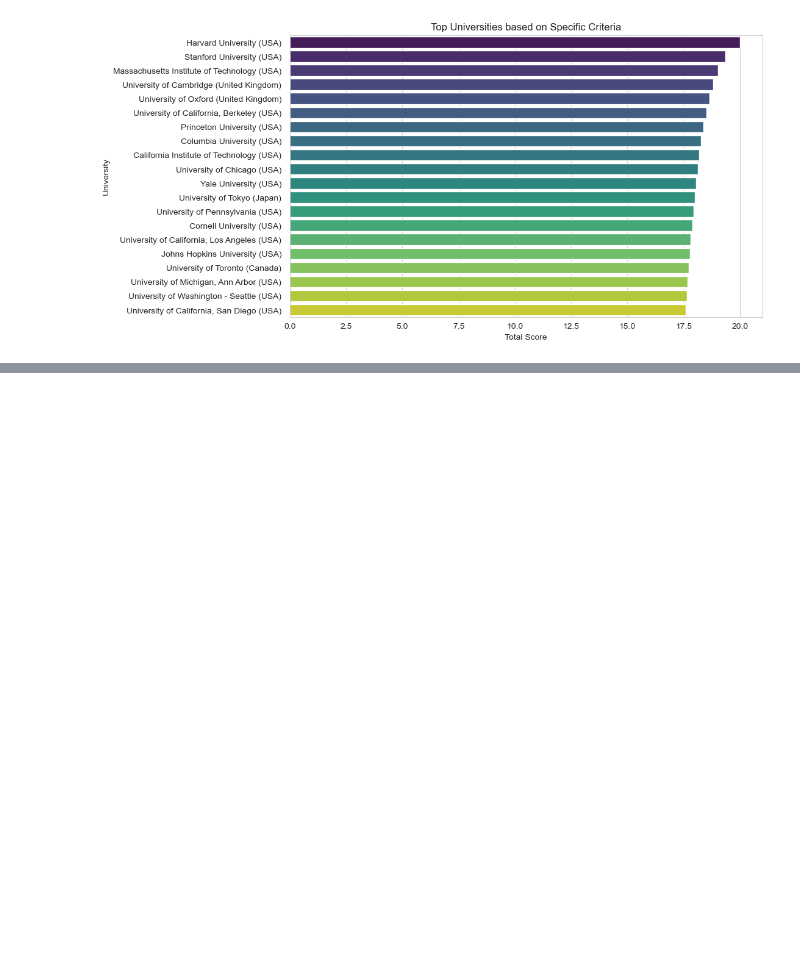
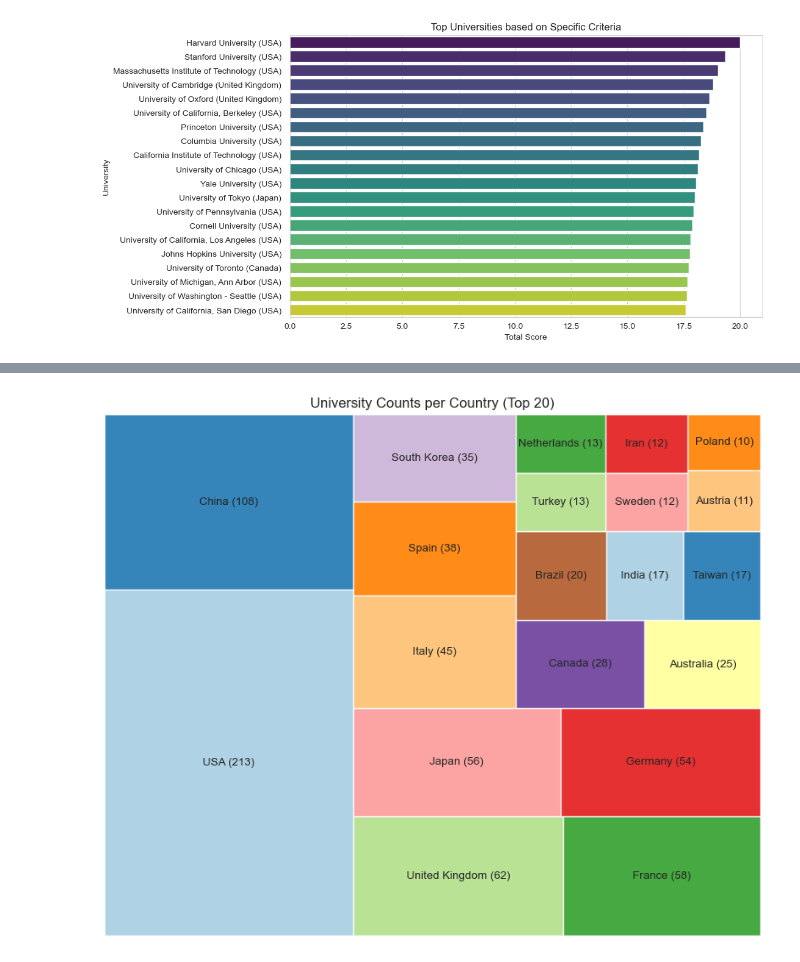
Before and after one commit to sahand-salmani/university-rankings-analysis, a Jupyter notebook: university_ranking.ipynb, the cells around one changed output, grey strips where cells are left out. Cells and saved outputs as stored; diff of their text form; code cells hidden in the pictures; blank space fills up the shorter version.

```diff
--- a/university_ranking.ipynb
+++ b/university_ranking.ipynb
@@ -206,0 +278,12 @@ plt.show()
+# %%
+university_count_per_country = df['Location'].value_counts()[0:20]
+labels = [f"{country} ({count})" for country, count in zip(university_count_per_country.index, university_count_per_country.values)]
+plt.figure(figsize=(10, 8))
+sns.set_context("notebook", font_scale=0.8)
+squarify.plot(sizes=university_count_per_country.values, label=labels, alpha=0.9, color=sns.color_palette("Paired"))
+plt.title('University Counts per Country (Top 20)', fontsize=12)
+plt.axis('off')
+plt.tick_params(axis='both', which='major', labelsize=12)
+plt.show()
+# %% [output]
+[figure, added]
```
Also changed, not shown: parts of 16 cells of this notebook, 1 other file.
